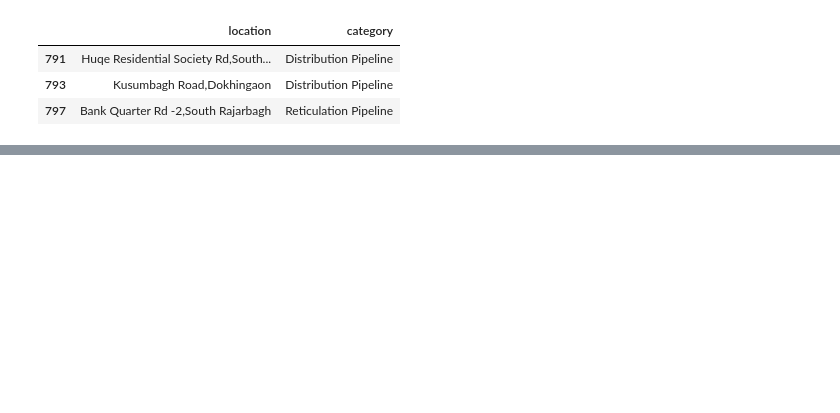
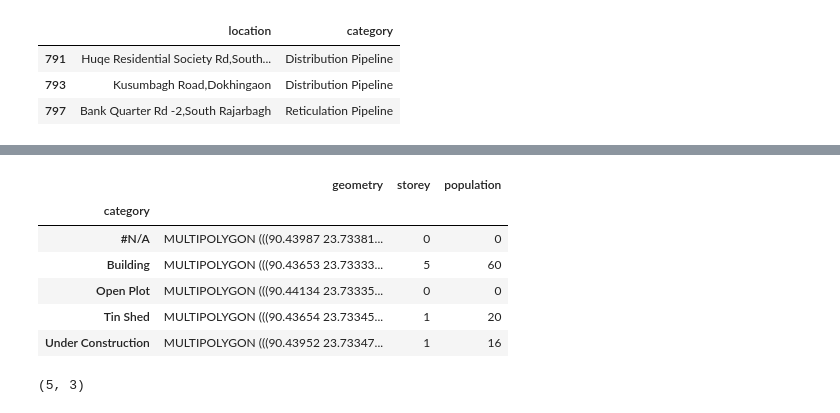
Before and after one commit to dthunn/gis-python, a Jupyter notebook: geopandas/operations.ipynb, the cells around one changed output, grey strips where cells are left out. Saved outputs shown, nothing was run; the diff lists cells and outputs as text; code cells hidden in the pictures; blank space fills up the shorter version.

```diff
--- a/geopandas/operations.ipynb
+++ b/geopandas/operations.ipynb
@@ -91,0 +134,10 @@ pipelines.iloc[[791, 793, 797], [0, 4]]
+# %%
+for index, row in gdf.iterrows():
+    if row['category'] == 'semi paka':
+        gdf.at[index, 'category'] = 'Under Construction'
+
+    if row['category'] == 'building':
+        gdf.at[index, 'category'] = 'Building'
+
+    if row['category'] == 'tin shed':
+        gdf.at[index, 'category'] = 'Tin Shed'
@@ -91,0 +150,15 @@ pipelines.iloc[[791, 793, 797], [0, 4]]
+# %%
+gdf_dissolve = gdf.dissolve(by='category')
+gdf_dissolve.head()
+# %% [output]
+|  | geometry | storey | population |
+| category |  |  |  |
+| #N/A | MULTIPOLYGON (((90.43987 23.73381... | 0 | 0 |
+| Building | MULTIPOLYGON (((90.43653 23.73333... | 5 | 60 |
+| Open Plot | MULTIPOLYGON (((90.44134 23.73335... | 0 | 0 |
+| Tin Shed | MULTIPOLYGON (((90.43654 23.73345... | 1 | 20 |
+| Under Construction | MULTIPOLYGON (((90.43952 23.73347... | 1 | 16 |
+# %%
+gdf_dissolve.shape
+# %% [output]
+(5, 3)
```
Also changed, not shown: parts of 7 cells of this notebook.
